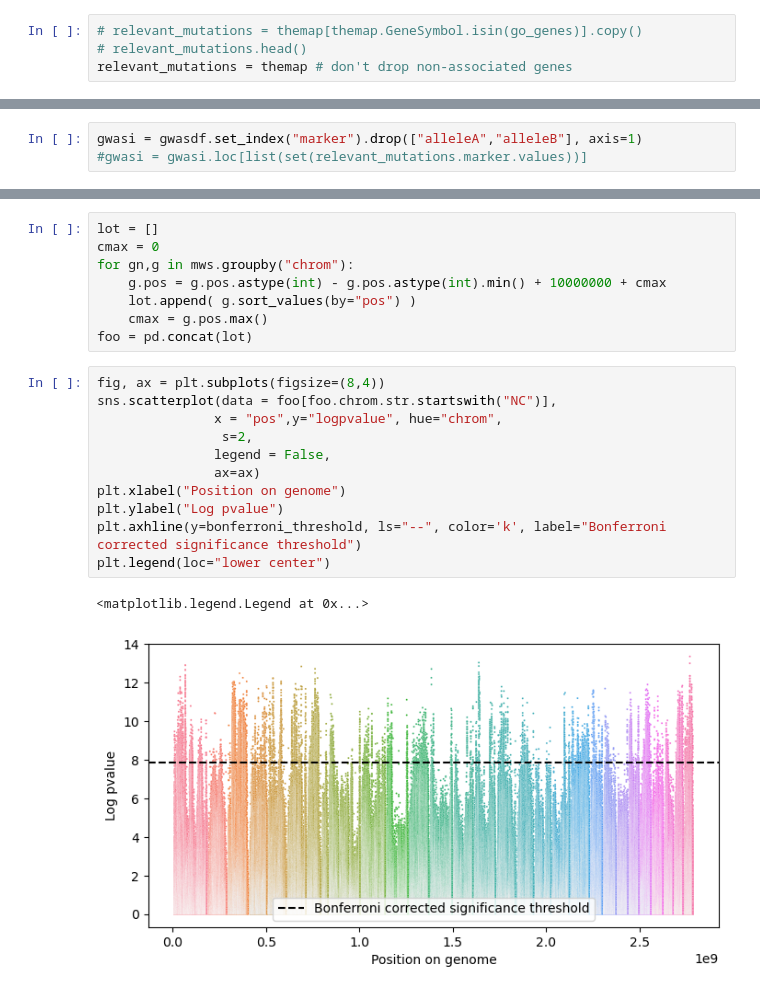
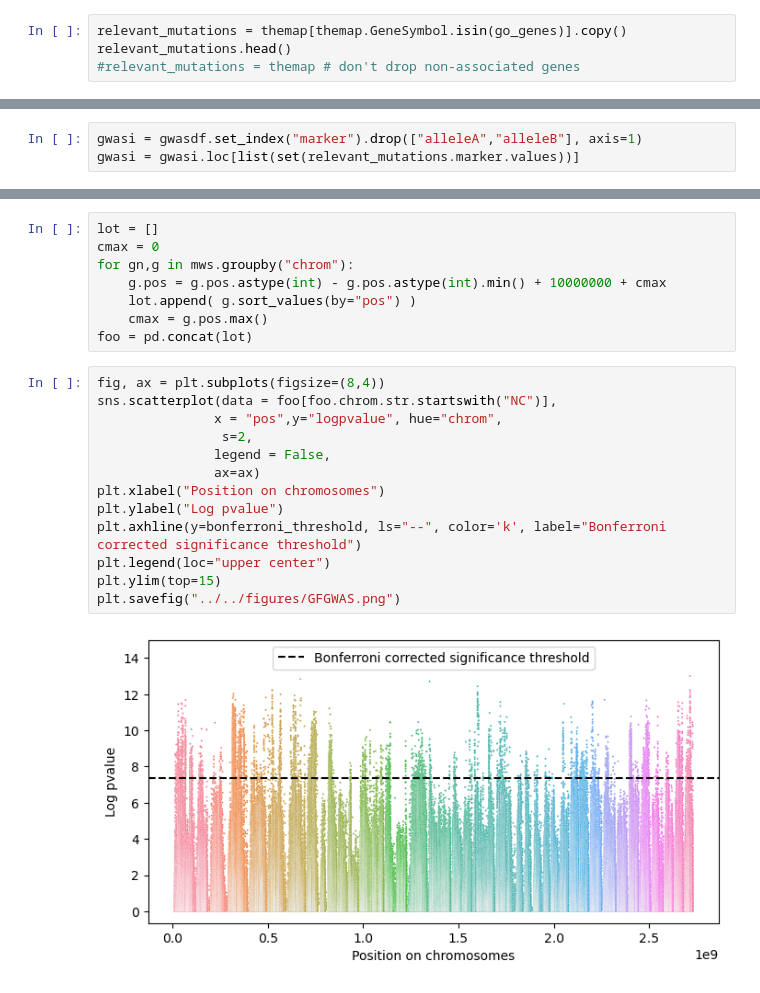
Before and after one commit to EBI-Metagenomics/causal_multi-omics_recommender, a Jupyter notebook: code/GFGWA/GFGWA.ipynb, the cells around one changed output, grey strips where cells are left out. Cells and saved outputs as stored; diff of their text form.

```diff
--- a/code/GFGWA/GFGWA.ipynb
+++ b/code/GFGWA/GFGWA.ipynb
@@ -72,6 +70,6 @@ go_genes = list(go.SYMBOL.unique())
 # %% [markdown]
 And then, from the "themap" table, we keep only the rows where the gene name is found inside the "go_genes" list:
 # %%
-# relevant_mutations = themap[themap.GeneSymbol.isin(go_genes)].copy()
-# relevant_mutations.head()
-relevant_mutations = themap # don't drop non-associated genes
+relevant_mutations = themap[themap.GeneSymbol.isin(go_genes)].copy()
+relevant_mutations.head()
+#relevant_mutations = themap # don't drop non-associated genes
@@ -153,7 +158,7 @@ To further process this table, we'll drop the "alleleA/alleleB" columns and set
 Then we'll only keep the SNPs that we've kept in the "relevant_mutations" table:
 # %%
 gwasi = gwasdf.set_index("marker").drop(["alleleA","alleleB"], axis=1)
-#gwasi = gwasi.loc[list(set(relevant_mutations.marker.values))]
+gwasi = gwasi.loc[list(set(relevant_mutations.marker.values))]
 # %%
 gwasi.shape
 # %% [output]
@@ -691,14 +698,15 @@ foo = pd.concat(lot)
 # %%
 fig, ax = plt.subplots(figsize=(8,4))
 sns.scatterplot(data = foo[foo.chrom.str.startswith("NC")],
                x = "pos",y="logpvalue", hue="chrom",
                 s=2,
                legend = False,
                ax=ax)
-plt.xlabel("Position on genome")
+plt.xlabel("Position on chromosomes")
 plt.ylabel("Log pvalue")
 plt.axhline(y=bonferroni_threshold, ls="--", color='k', label="Bonferroni corrected significance threshold")
-plt.legend(loc="lower center")
+plt.legend(loc="upper center")
+plt.ylim(top=15)
+plt.savefig("../../figures/GFGWAS.png")
 # %% [output]
-<matplotlib.legend.Legend at 0x...>
-[figure, old version]
+[figure, new version]
```
Also changed, not shown: parts of 32 cells of this notebook, 14 other files.
